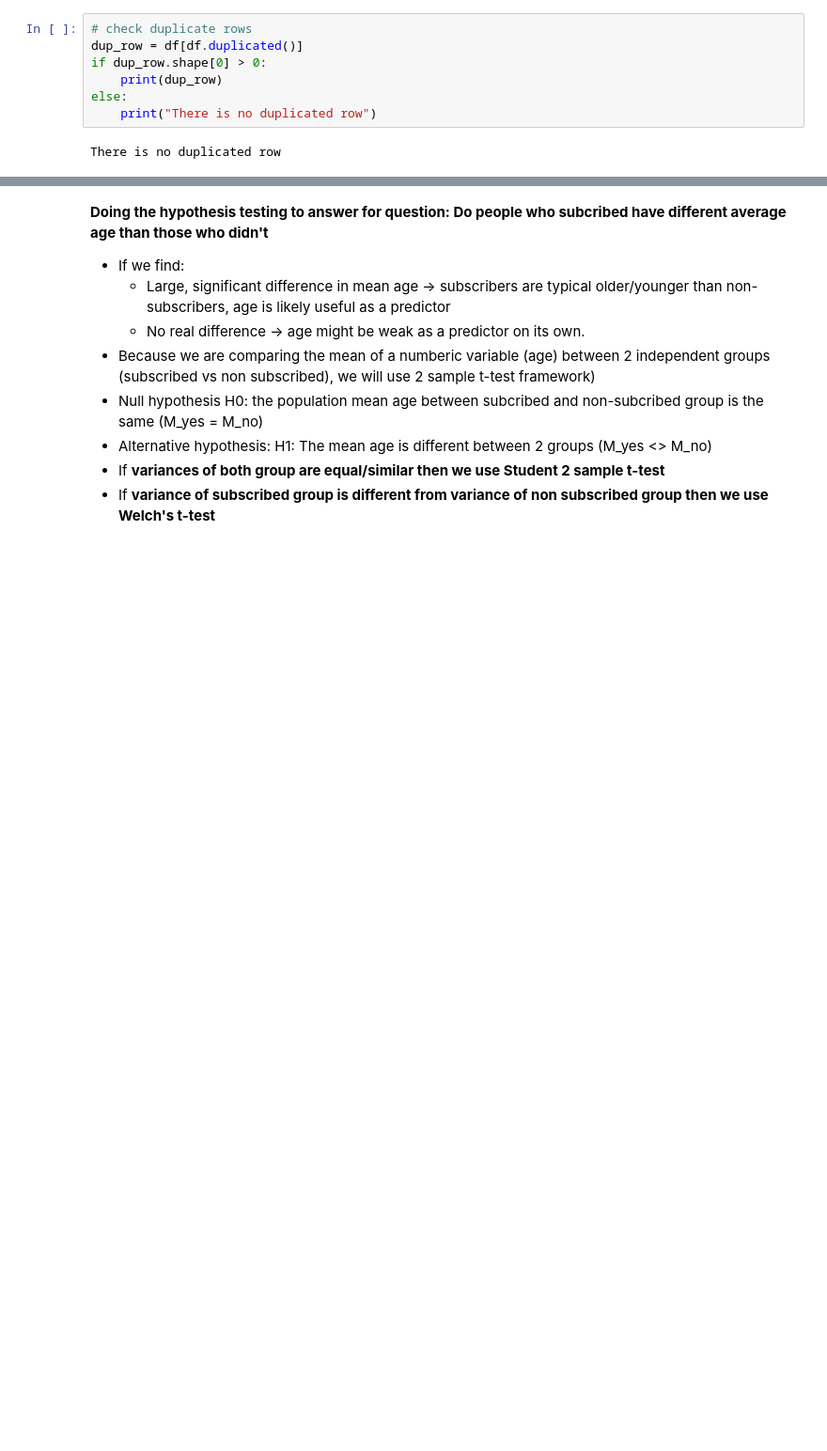
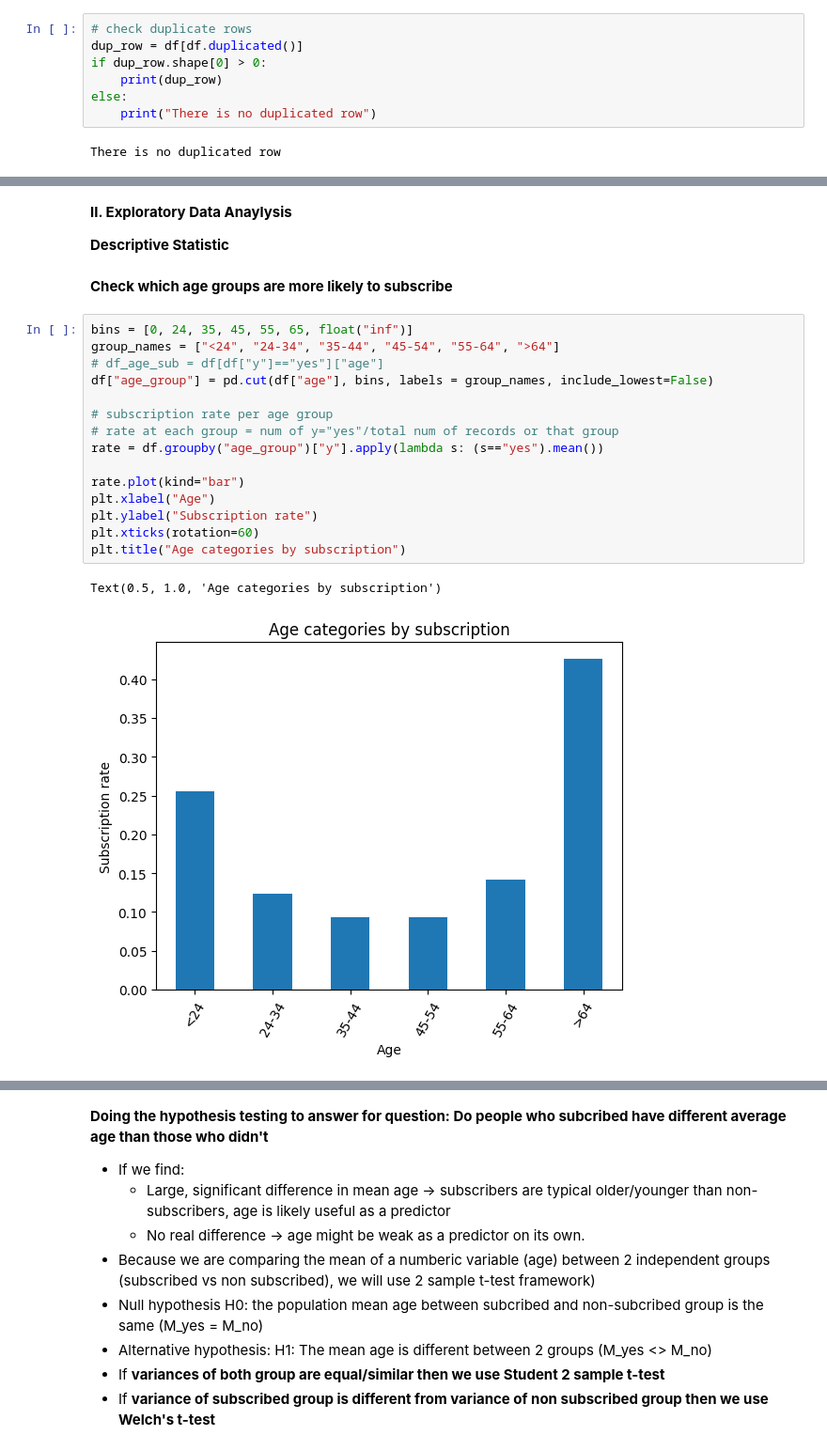
Before and after one commit to vannguyendanang/bank_marketing_campaign, a Jupyter notebook: Bank_TermDeposit.ipynb, the cells around one changed output, grey strips where cells are left out. Shown: that part at 94% size. Drawn from its saved outputs; the diff is of its cells as text; blank space fills up the shorter version.

```diff
--- a/Bank_TermDeposit.ipynb
+++ b/Bank_TermDeposit.ipynb
@@ -170,0 +85,24 @@ df.describe(include='all')
+# %% [markdown]
+**II. Exploratory Data Anaylysis**
+
+**Descriptive Statistic**
+# %% [markdown]
+**Check which age groups are more likely to subscribe**
+# %%
+bins = [0, 24, 35, 45, 55, 65, float("inf")]
+group_names = ["<24", "24-34", "35-44", "45-54", "55-64", ">64"]
+# df_age_sub = df[df["y"]=="yes"]["age"]
+df["age_group"] = pd.cut(df["age"], bins, labels = group_names, include_lowest=False)
+
+# subscription rate per age group
+# rate at each group = num of y="yes"/total num of records or that group
+rate = df.groupby("age_group")["y"].apply(lambda s: (s=="yes").mean())
+
+rate.plot(kind="bar")
+plt.xlabel("Age")
+plt.ylabel("Subscription rate")
+plt.xticks(rotation=60)
+plt.title("Age categories by subscription")
+# %% [output]
+Text(0.5, 1.0, 'Age categories by subscription')
+[figure, added]
```
Also changed, not shown: parts of 76 cells of this notebook.
